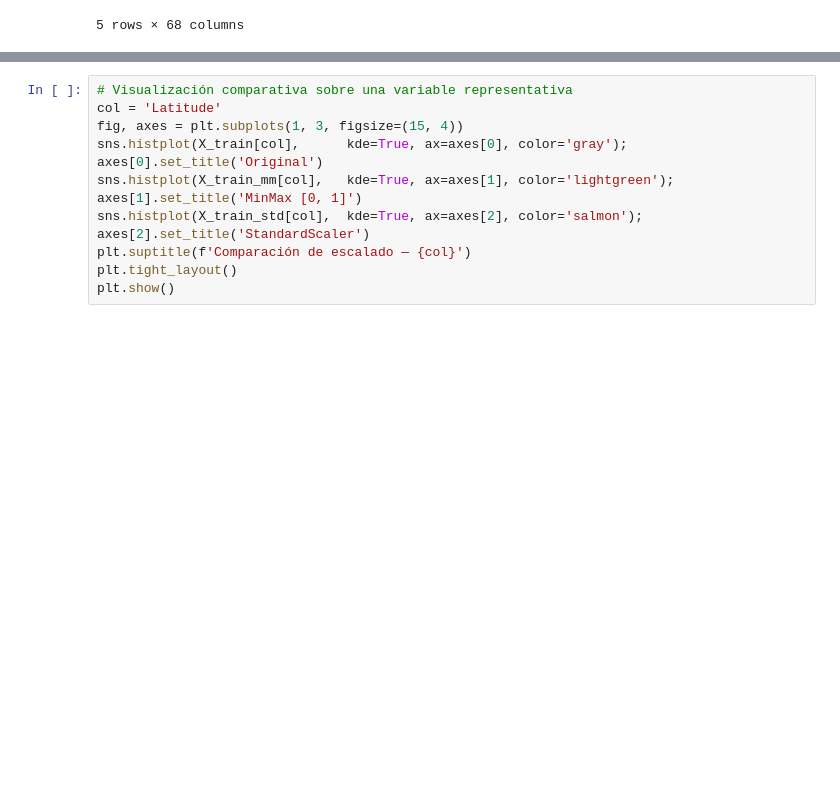
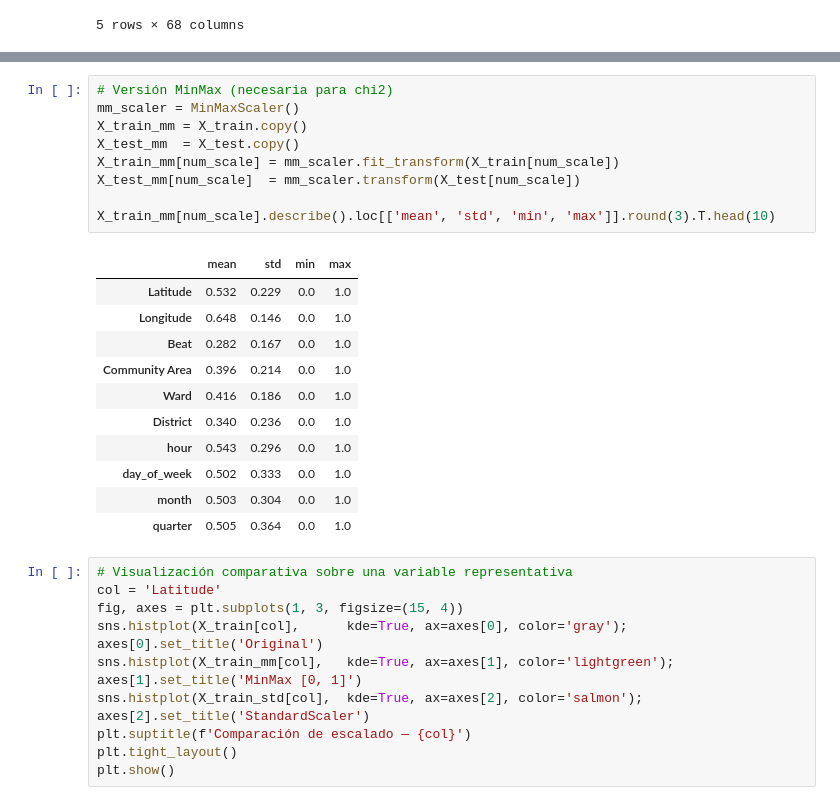
Before and after one commit to francomor/ceia-analisis-de-datos-tp-final, a Jupyter notebook: 2.tp_final_parte2_fran.ipynb, the cells around one changed output, grey strips where cells are left out. Drawn from its saved outputs; the diff is of its cells as text; blank space fills up the shorter version.

```diff
--- a/2.tp_final_parte2_fran.ipynb
+++ b/2.tp_final_parte2_fran.ipynb
@@ -459,3 +451,24 @@ X_train_std[num_scale].describe().loc[['mean', 'std', 'min', 'max']].round(3).T.
+# %%
+# Versión MinMax (necesaria para chi2)
+mm_scaler = MinMaxScaler()
+X_train_mm = X_train.copy()
+X_test_mm  = X_test.copy()
+X_train_mm[num_scale] = mm_scaler.fit_transform(X_train[num_scale])
+X_test_mm[num_scale]  = mm_scaler.transform(X_test[num_scale])
+
+X_train_mm[num_scale].describe().loc[['mean', 'std', 'min', 'max']].round(3).T.head(10)
+# %% [output]
+|  | mean | std | min | max |
+| Latitude | 0.532 | 0.229 | 0.0 | 1.0 |
+| Longitude | 0.648 | 0.146 | 0.0 | 1.0 |
+| Beat | 0.282 | 0.167 | 0.0 | 1.0 |
+| Community Area | 0.396 | 0.214 | 0.0 | 1.0 |
+| Ward | 0.416 | 0.186 | 0.0 | 1.0 |
+| District | 0.340 | 0.236 | 0.0 | 1.0 |
+| hour | 0.543 | 0.296 | 0.0 | 1.0 |
+| day_of_week | 0.502 | 0.333 | 0.0 | 1.0 |
+| month | 0.503 | 0.304 | 0.0 | 1.0 |
+| quarter | 0.505 | 0.364 | 0.0 | 1.0 |
 # %%
 # Visualización comparativa sobre una variable representativa
 col = 'Latitude'
```
Also changed, not shown: parts of 4 cells of this notebook.
